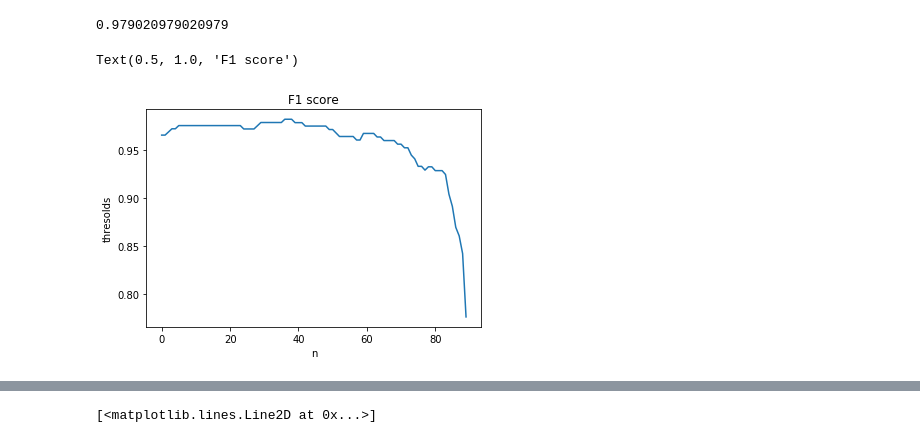
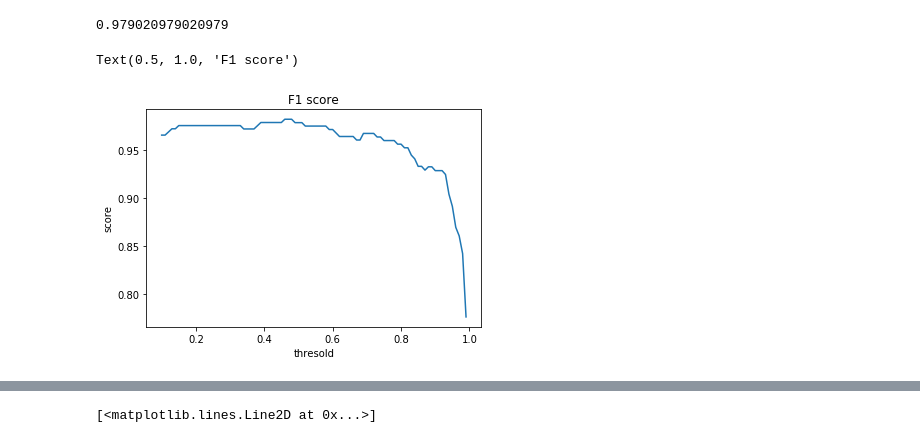
Before and after one commit to Amy1132596/ML_Notes, a Jupyter notebook: Metrics.ipynb, the cells around one changed output, grey strips where cells are left out. Cells and saved outputs as stored; diff of their text form; code cells hidden in the pictures.

```diff
--- a/Metrics.ipynb
+++ b/Metrics.ipynb
@@ -165,11 +180,13 @@ f1_score(y_true, y_pred)
 0.979020979020979
 # %%
 j, scores = best_thresold(y_true, y_pred_proba)
+# %%
+a = np.arange(0.1, 1.0, 0.01)
 # %%
-plt.plot(scores)
-plt.ylabel('thresolds')
-plt.xlabel('n')
+plt.plot(a, scores)
+plt.ylabel('score')
+plt.xlabel('thresold')
 plt.title('F1 score')
 # %% [output]
 Text(0.5, 1.0, 'F1 score')
-[figure, old version]
+[figure, new version]
```
Also changed, not shown: parts of 5 cells of this notebook.
